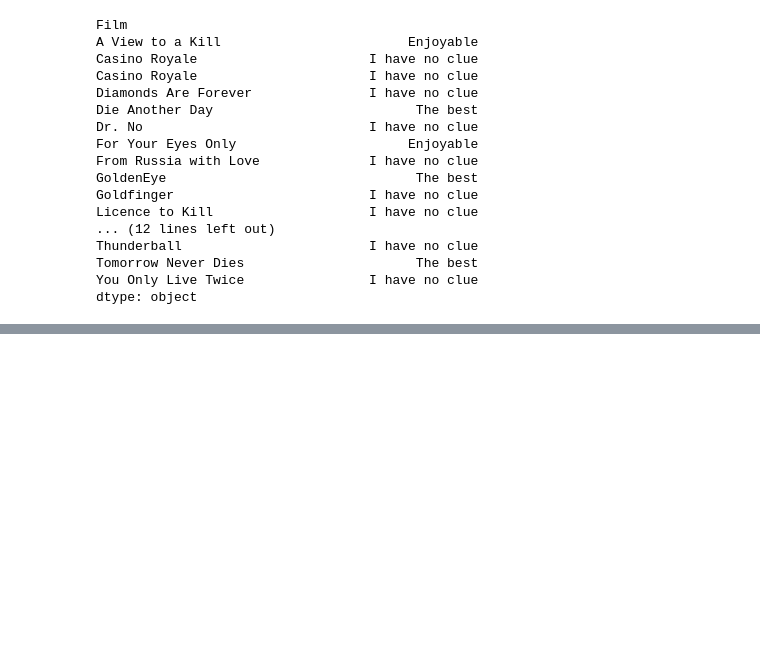
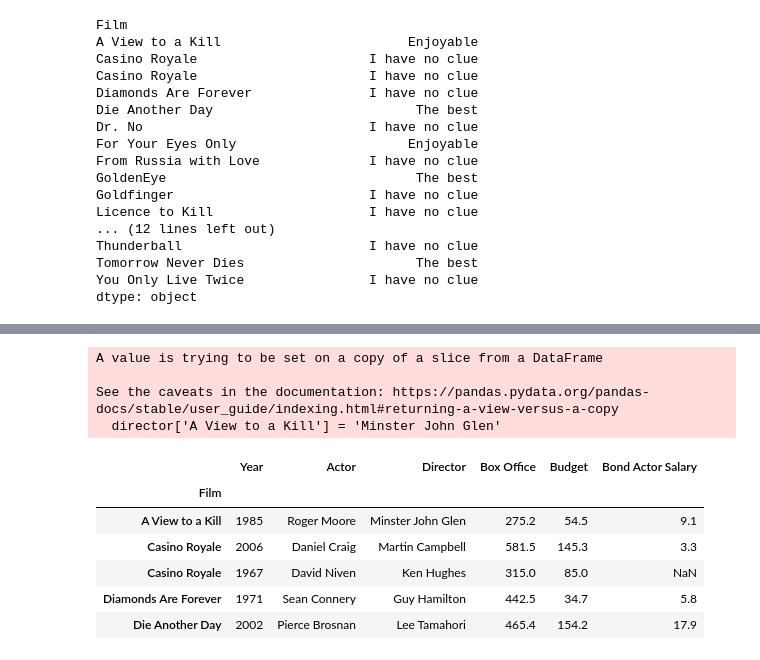
Before and after one commit to mekchou/DataAnalysisWithPandasAndPython, a Jupyter notebook: Sec6DataFrames3.ipynb, the cells around one changed output, grey strips where cells are left out. Drawn from its saved outputs; the diff is of its cells as text; code cells hidden in the pictures; blank space fills up the shorter version.

Commit message:
copy()

```diff
--- a/Sec6DataFrames3.ipynb
+++ b/Sec6DataFrames3.ipynb
@@ -981,0 +984,4 @@ dtype: object
+# %%
+bond = pd.read_csv(r'C:\Users\MekChou\OneDrive\Code\Udemy\Data Analysis with Pandas and Python\Data\jamesbond.csv', index_col='Film')
+bond.sort_index(inplace=True)
+bond.head(5)
@@ -981,0 +1007,18 @@ dtype: object
+# %%
+# This operation will assign a new value to the key 'A View to a Kill' of the dataframe
+director['A View to a Kill'] = 'Minster John Glen'
+# %% [output]
+A value is trying to be set on a copy of a slice from a DataFrame
+
+See the caveats in the documentation: https://pandas.pydata.org/pandas-docs/stable/user_guide/indexing.html#returning-a-view-versus-a-copy
+  director['A View to a Kill'] = 'Minster John Glen'
+# %%
+bond.head()
+# %% [output]
+|  | Year | Actor | Director | Box Office | Budget | Bond Actor Salary |
+| Film |  |  |  |  |  |  |
+| A View to a Kill | 1985 | Roger Moore | Minster John Glen | 275.2 | 54.5 | 9.1 |
+| Casino Royale | 2006 | Daniel Craig | Martin Campbell | 581.5 | 145.3 | 3.3 |
+| Casino Royale | 1967 | David Niven | Ken Hughes | 315.0 | 85.0 | NaN |
+| Diamonds Are Forever | 1971 | Sean Connery | Guy Hamilton | 442.5 | 34.7 | 5.8 |
+| Die Another Day | 2002 | Pierce Brosnan | Lee Tamahori | 465.4 | 154.2 | 17.9 |
```
Also changed, not shown: parts of 9 cells of this notebook.
